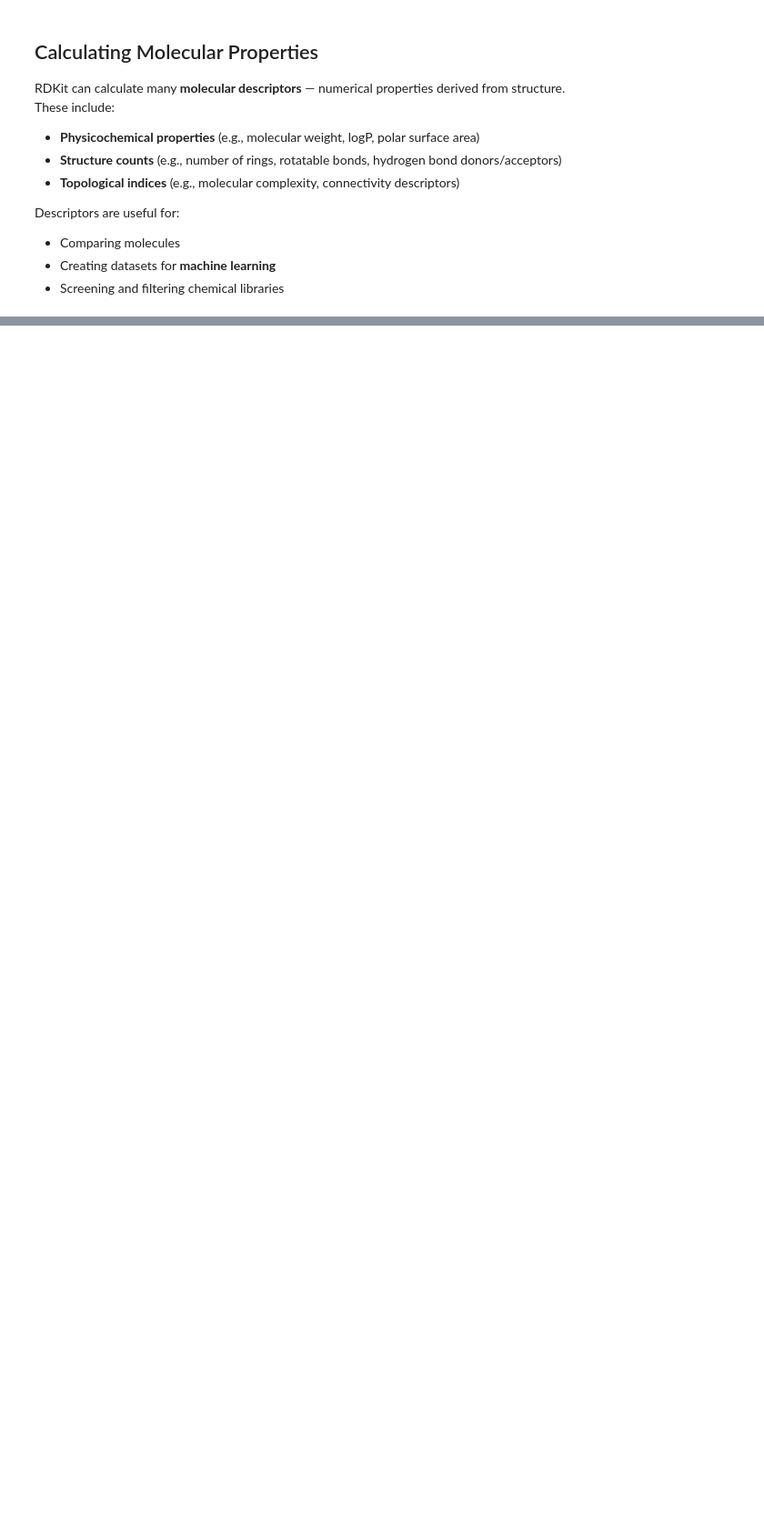
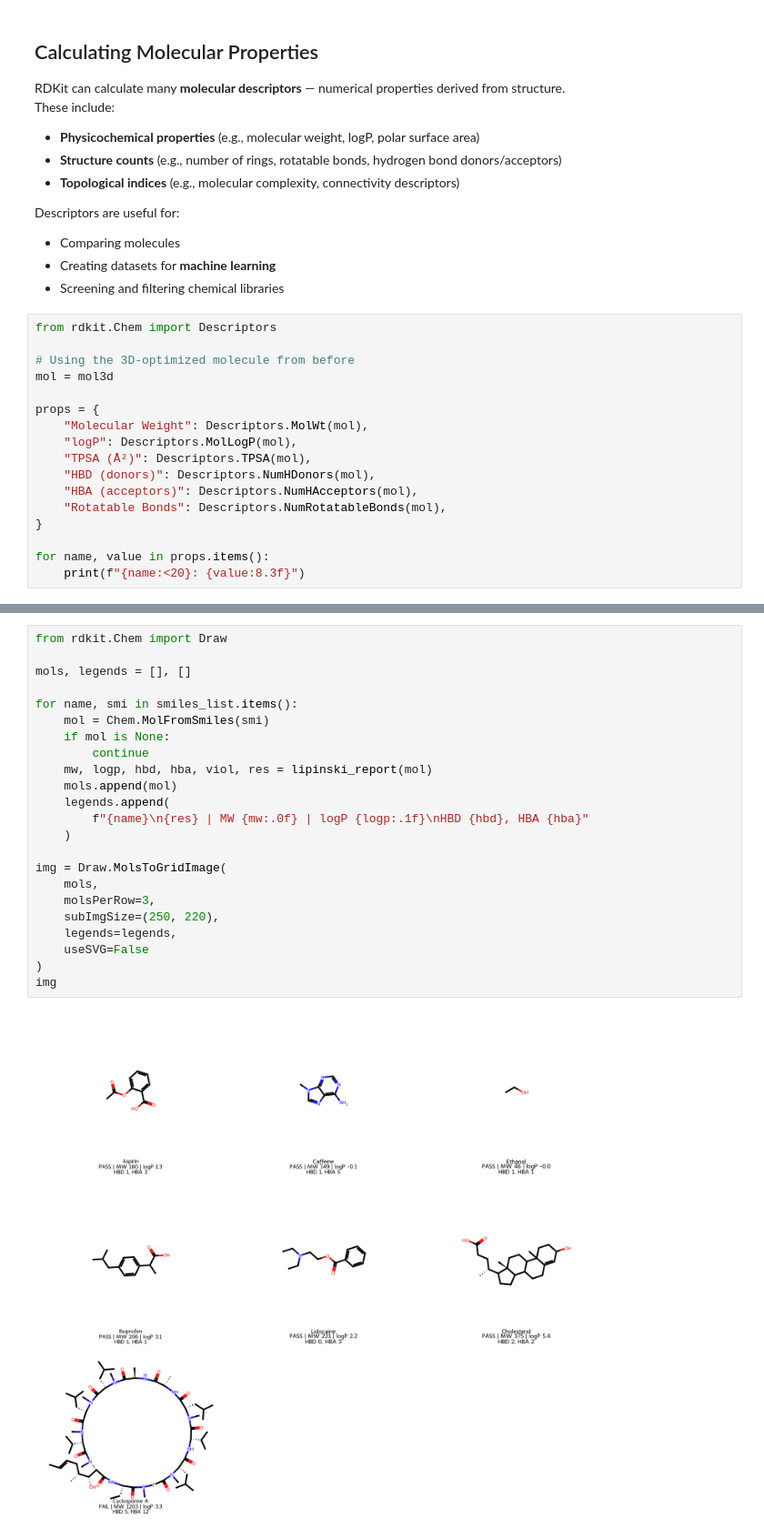
Before and after one commit to Svatunek-Lab/teaching, a Jupyter notebook: 2025_University_of_Malaya_Intro_Chemistry_Python/RDkit.ipynb, the cells around one changed output, grey strips where cells are left out. Shown at 91% size. Saved outputs shown, nothing was run; the diff lists cells and outputs as text; blank space fills up the shorter version.

```diff
--- a/2025_University_of_Malaya_Intro_Chemistry_Python/RDkit.ipynb
+++ b/2025_University_of_Malaya_Intro_Chemistry_Python/RDkit.ipynb
@@ -240,3 +240,20 @@ Descriptors are useful for:
 - Comparing molecules
 - Creating datasets for **machine learning**
 - Screening and filtering chemical libraries
+# %%
+from rdkit.Chem import Descriptors
+
+# Using the 3D-optimized molecule from before
+mol = mol3d
+
+props = {
+    "Molecular Weight": Descriptors.MolWt(mol),
+    "logP": Descriptors.MolLogP(mol),
+    "TPSA (Å²)": Descriptors.TPSA(mol),
+    "HBD (donors)": Descriptors.NumHDonors(mol),
+    "HBA (acceptors)": Descriptors.NumHAcceptors(mol),
+    "Rotatable Bonds": Descriptors.NumRotatableBonds(mol),
+}
+
+for name, value in props.items():
+    print(f"{name:<20}: {value:8.3f}")
@@ -242,0 +332,25 @@ Descriptors are useful for:
+# %%
+from rdkit.Chem import Draw
+
+mols, legends = [], []
+
+for name, smi in smiles_list.items():
+    mol = Chem.MolFromSmiles(smi)
+    if mol is None:
+        continue
+    mw, logp, hbd, hba, viol, res = lipinski_report(mol)
+    mols.append(mol)
+    legends.append(
+        f"{name}\n{res} | MW {mw:.0f} | logP {logp:.1f}\nHBD {hbd}, HBA {hba}"
+    )
+
+img = Draw.MolsToGridImage(
+    mols,
+    molsPerRow=3,
+    subImgSize=(250, 220),
+    legends=legends,
+    useSVG=False
+)
+img
+# %% [output]
+[figure, added]
```
Also changed, not shown: parts of 3 cells of this notebook.
